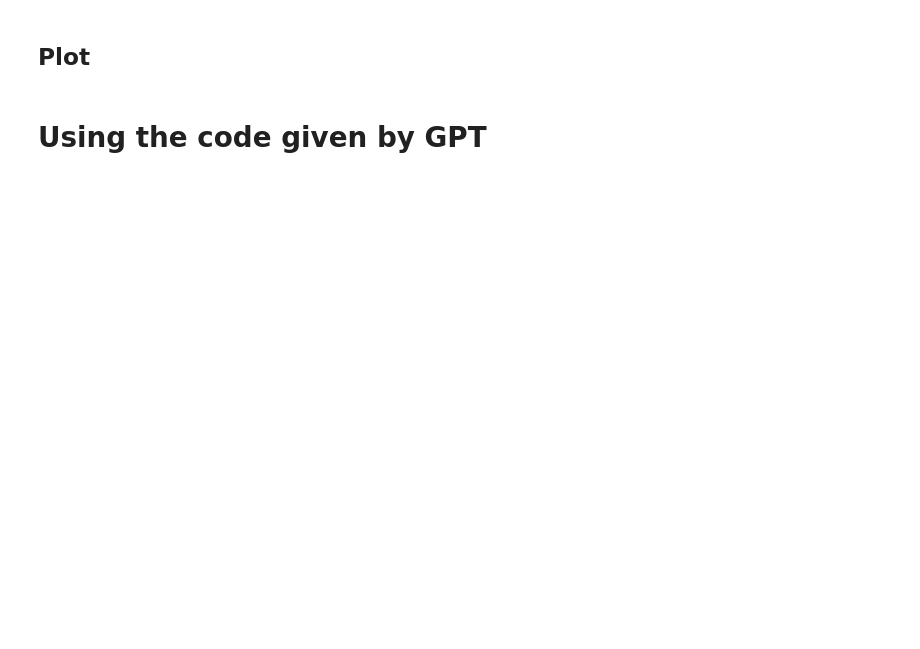
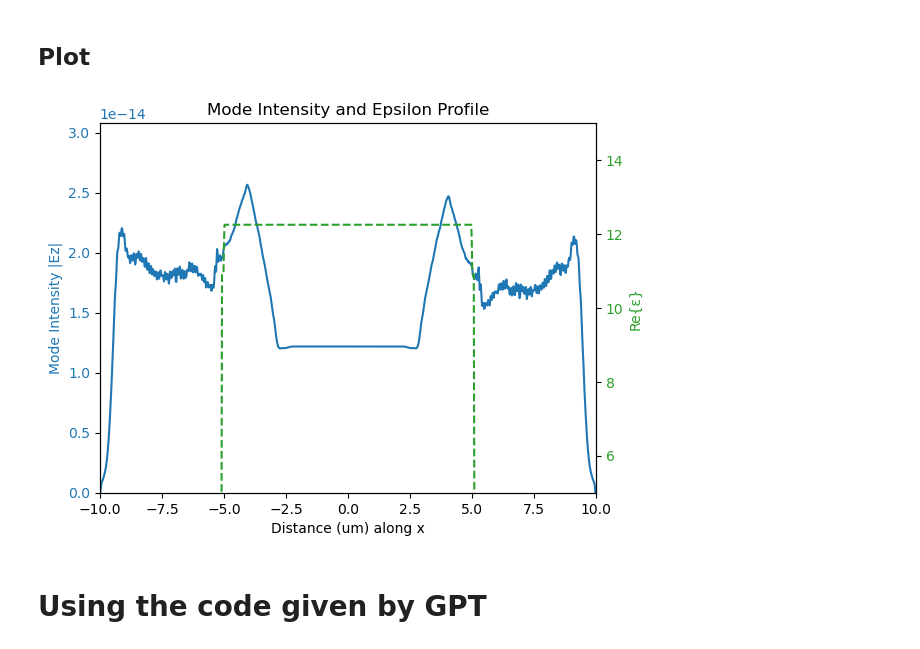
Before and after one commit to zhou277/Semiconductor_laser, a Jupyter notebook: QCL_Lab.ipynb, the cells around one changed output. Saved outputs shown, nothing was run; the diff lists cells and outputs as text; code cells hidden in the pictures; blank space fills up the shorter version.

```diff
--- a/QCL_Lab.ipynb
+++ b/QCL_Lab.ipynb
@@ -778,74 +802,33 @@ sim.plot2D()
 # %% [markdown]
 ## Plot
 # %%
-# Plot x axis Mode Intensity
-ex_data = sim.get_array(center=mp.Vector3(), size=cell, component=mp.Ex)
-center_x_index = ex_data.shape[0] // 2
-field_line = np.abs(ex_data[center_x_index, :])**2  # Square of Ey intensity -> mode intensity
-fig, ax1 = plt.subplots(figsize=(8, 4))
-x_axis = np.linspace(-sx/2-3, sx/2+3, len(field_line))
+# 采样 y 方向 Ez 场强
+x = np.linspace(-sx/2, sx/2, 1000)
+eps_data = np.array([sim.get_epsilon_point(mp.Vector3(xi,0)) for xi in x])
+ez_data = np.array([abs(sim.get_field_point(mp.Ez, mp.Vector3(xi))) for xi in x])
 
-ax1.plot(x_axis, field_line, 'b-', label='Mode Intensity')
-ax1.set_xlabel('Distance along x axis (μm)')
-ax1.set_ylabel('Mode Intensity (a.u.)', color='b')
-ax1.tick_params(axis='y', labelcolor='b')
+# === 画图 === #
+fig, ax1 = plt.subplots()
 
-# Plot Re(ε) on secondary axis
+color = 'tab:blue'
+ax1.set_xlabel('Distance (um) along x')
+ax1.set_ylabel('Mode Intensity |Ez|', color=color)
+ax1.plot(x, ez_data, color=color)
+ax1.tick_params(axis='y', labelcolor=color)
+ax1.set_xlim(-sx/2,sx/2)
+ax1.set_ylim(0, np.max(ez_data)*1.2)
+
 ax2 = ax1.twinx()
-epsilon_profile = np.where((x_axis > -5.1) & (x_axis < 5.1), 12, 1)
+color = 'tab:green'
+ax2.set_ylabel('Re{ε}', color=color)
+ax2.plot(x, eps_data, color=color, linestyle='--')
+ax2.tick_params(axis='y', labelcolor=color)
+ax2.set_ylim(5, 15)
 
-ax2.plot(x_axis, epsilon_profile, 'g--', label='Re(ε)')
-ax2.set_ylabel('Re(ε)', color='g')
-ax2.tick_params(axis='y', labelcolor='g')
-
-plt.title('Mode Intensity and Dielectric Profile')
+plt.title('Mode Intensity and Epsilon Profile')
 plt.show()
-
-# Plot y axis Mode Intensity
-ey_data = sim.get_array(center=mp.Vector3(), size=cell, component=mp.Ey)
-center_y_index = ex_data.shape[0] // 2
-field_line = np.abs(ey_data[center_y_index, :])**2  # Square of Ey intensity -> mode intensity
-fig, ax1 = plt.subplots(figsize=(8, 4))
-x_axis = np.linspace(-sy/2-3, sy/2+3, len(field_line))
-
-ax1.plot(x_axis, field_line, 'b-', label='Mode Intensity')
-ax1.set_xlabel('Distance along y axis (μm)')
-ax1.set_ylabel('Mode Intensity (a.u.)', color='b')
-ax1.tick_params(axis='y', labelcolor='b')
-
-# Plot Re(ε) on secondary axis
-ax2 = ax1.twinx()
-epsilon_profile = np.where((x_axis > -5.1) & (x_axis < 5.1), 12, 1)
-
-ax2.plot(x_axis, epsilon_profile, 'g--', label='Re(ε)')
-ax2.set_ylabel('Re(ε)', color='g')
-ax2.tick_params(axis='y', labelcolor='g')
-
-plt.title('Mode Intensity and Dielectric Profile')
-plt.show()
-
-# Plot z axis Mode Intensity
-ez_data = sim.get_array(center=mp.Vector3(), size=cell, component=mp.Ez)
-center_z_index = ez_data.shape[0] // 2
-field_line = np.abs(ez_data[center_x_index, :])**2  # Square of Ey intensity -> mode intensity
-fig, ax1 = plt.subplots(figsize=(8, 4))
-x_axis = np.linspace(-sz/2-3, sz/2+3, len(field_line))
-
-ax1.plot(x_axis, field_line, 'b-', label='Mode Intensity')
-ax1.set_xlabel('Distance along z axis (μm)')
-ax1.set_ylabel('Mode Intensity (a.u.)', color='b')
-ax1.tick_params(axis='y', labelcolor='b')
-
-# Plot Re(ε) on secondary axis
-ax2 = ax1.twinx()
-epsilon_profile = np.where((x_axis > -5.1) & (x_axis < 5.1), 12, 1)
-
-ax2.plot(x_axis, epsilon_profile, 'g--', label='Re(ε)')
-ax2.set_ylabel('Re(ε)', color='g')
-ax2.tick_params(axis='y', labelcolor='g')
-
-plt.title('Mode Intensity and Dielectric Profile')
-plt.show()
+# %% [output]
+[figure, added]
 # %% [markdown]
 # Using the code given by GPT
 # %%
```
Also changed, not shown: parts of 4 cells of this notebook, 20 other files.
